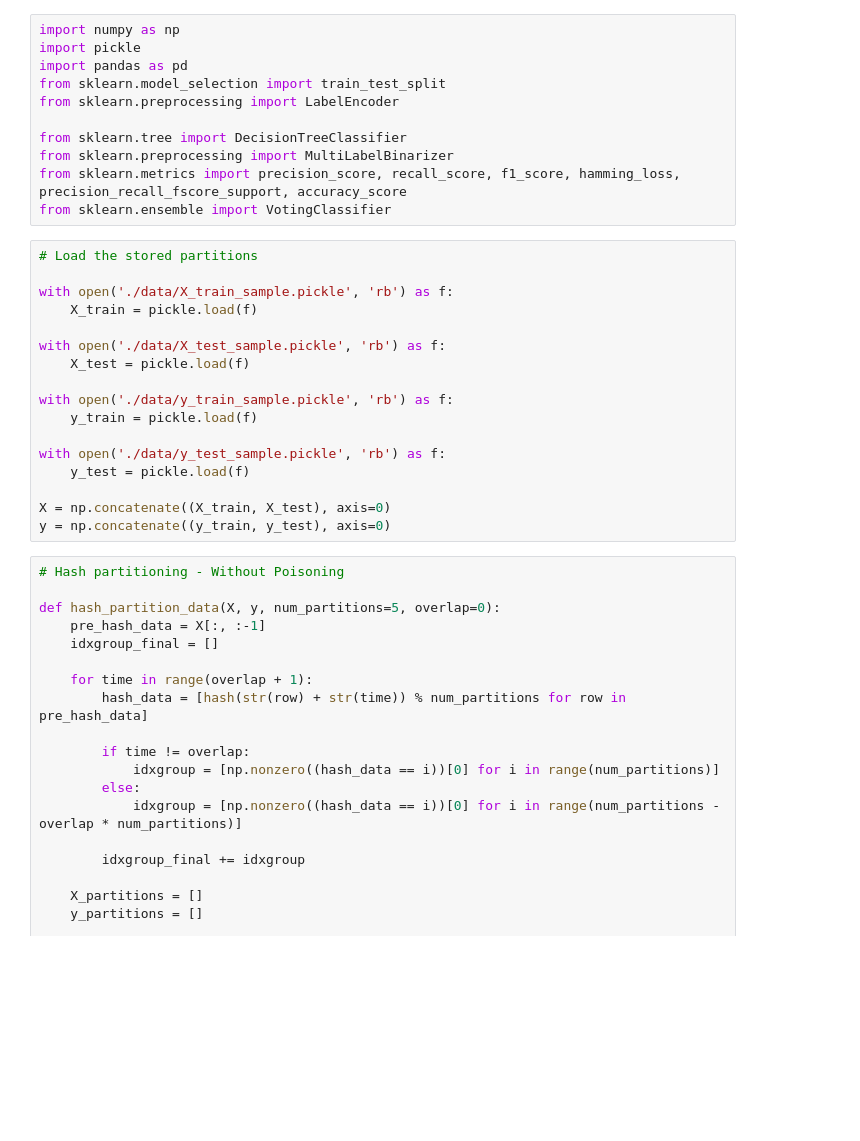
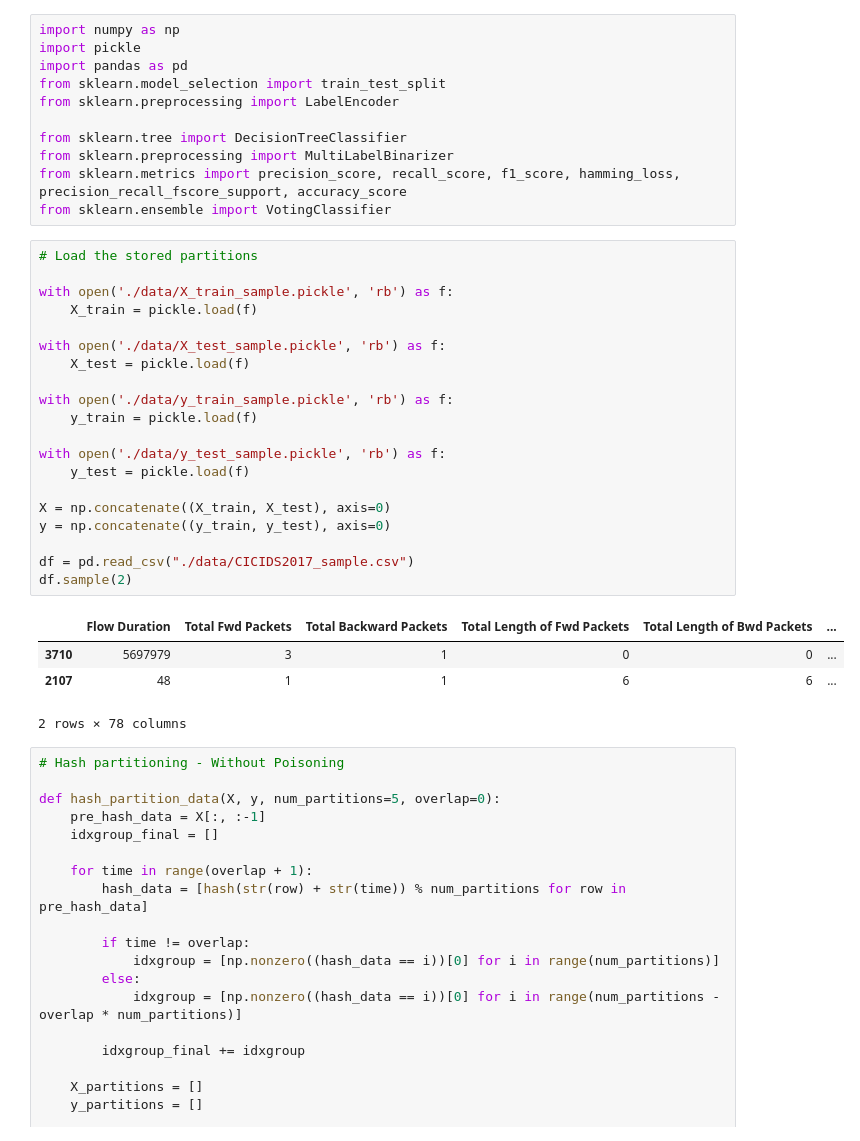
Before and after one commit to reduan2660/Ensemble-Learning, a Jupyter notebook: 2. hash.ipynb, the cells around one changed output. Drawn from its saved outputs; the diff is of its cells as text; blank space fills up the shorter version.

```diff
--- a/2. hash.ipynb
+++ b/2. hash.ipynb
@@ -12,20 +12,28 @@ from sklearn.ensemble import VotingClassifier
 # %%
 # Load the stored partitions
 
 with open('./data/X_train_sample.pickle', 'rb') as f:
     X_train = pickle.load(f)
 
 with open('./data/X_test_sample.pickle', 'rb') as f:
     X_test = pickle.load(f)
 
 with open('./data/y_train_sample.pickle', 'rb') as f:
     y_train = pickle.load(f)
 
 with open('./data/y_test_sample.pickle', 'rb') as f:
     y_test = pickle.load(f)
 
 X = np.concatenate((X_train, X_test), axis=0)
 y = np.concatenate((y_train, y_test), axis=0)
+
+df = pd.read_csv("./data/CICIDS2017_sample.csv")
+df.sample(2)
+# %% [output]
+|  | Flow Duration | Total Fwd Packets | Total Backward Packets | Total Length of Fwd Packets | Total Length of Bwd Packets | ... |
+| 3710 | 5697979 | 3 | 1 | 0 | 0 | ... |
+| 2107 | 48 | 1 | 1 | 6 | 6 | ... |
+2 rows × 78 columns
 # %%
 # Hash partitioning - Without Poisoning
 
```
Also changed, not shown: parts of 4 cells of this notebook, 8 other files.
